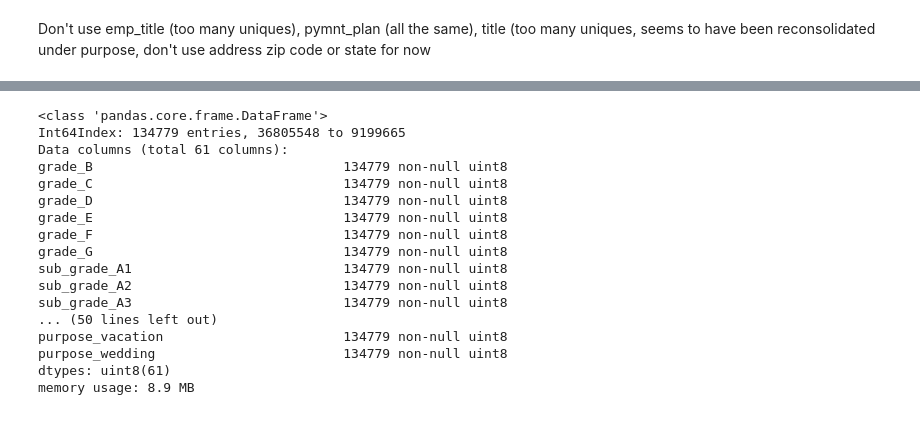
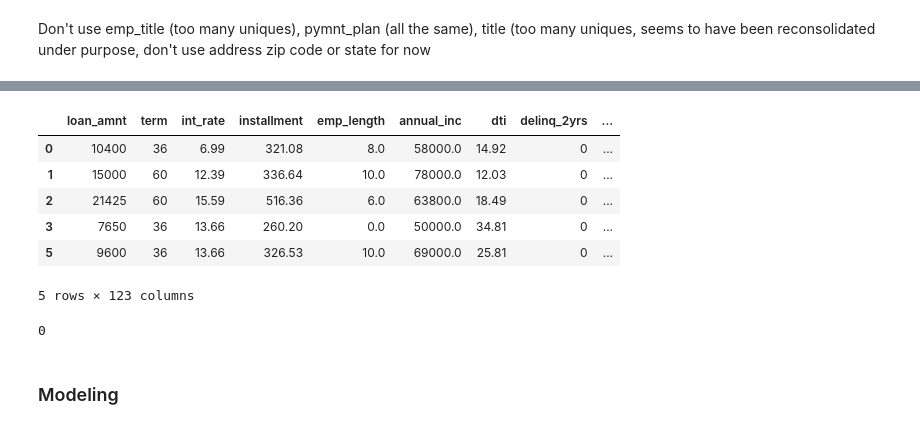
Before and after one commit to d-tang/lending, a Jupyter notebook: script/(1) clean.ipynb, the cells around one changed output, grey strips where cells are left out. Cells and saved outputs as stored; diff of their text form; code cells hidden in the pictures.

```diff
--- a/script/(1) clean.ipynb
+++ b/script/(1) clean.ipynb
@@ -255,6 +211,6 @@ df['emp_length'] = pd.to_numeric(df['emp_length'], errors=coerce)
 # %%
 df['revol_util'] = df['revol_util'].apply(lambda x: re.sub("[^0-9.,]", '', str(x)))
-df['revol_util'] = pd.to_numeric(df['revol_util'], errors=coerce)
+df['revol_util'] = pd.to_numeric(df['revol_util'])#, errors=coerce)
 # %% [markdown]
 #### Object to date
 # %%
@@ -310,3 +272,9 @@ memory usage: 66.8+ MB
+# %%
+df['mo_earliest_credit'] = pd.to_datetime('2014-12-01') - df['earliest_cr_line']
+# %%
+df['mo_earliest_credit'] = df['mo_earliest_credit'].apply(lambda x: x.days/365)
+# %%
+df.drop('earliest_cr_line', axis=1, inplace=True)
 # %% [markdown]
 ### Dummies for object cols
 # %% [markdown]
@@ -417,20 +365,10 @@ memory usage: 62.9+ MB
-# %%
-df[df.columns[df.shape[1]/2:]].info()
-# %% [output]
-<class 'pandas.core.frame.DataFrame'>
-Int64Index: 134779 entries, 36805548 to 9199665
-Data columns (total 61 columns):
-grade_B                                134779 non-null uint8
-grade_C                                134779 non-null uint8
-grade_D                                134779 non-null uint8
-grade_E                                134779 non-null uint8
-grade_F                                134779 non-null uint8
-grade_G                                134779 non-null uint8
-sub_grade_A1                           134779 non-null uint8
-sub_grade_A2                           134779 non-null uint8
-sub_grade_A3                           134779 non-null uint8
-... (50 lines left out)
-purpose_vacation                       134779 non-null uint8
-purpose_wedding                        134779 non-null uint8
-dtypes: uint8(61)
-memory usage: 8.9 MB
+# %%
+df.head()
+# %% [output]
+|  | loan_amnt | term | int_rate | installment | emp_length | annual_inc | dti | delinq_2yrs | ... |
+| 0 | 10400 | 36 | 6.99 | 321.08 | 8.0 | 58000.0 | 14.92 | 0 | ... |
+| 1 | 15000 | 60 | 12.39 | 336.64 | 10.0 | 78000.0 | 12.03 | 0 | ... |
+| 2 | 21425 | 60 | 15.59 | 516.36 | 6.0 | 63800.0 | 18.49 | 0 | ... |
+| 3 | 7650 | 36 | 13.66 | 260.20 | 0.0 | 50000.0 | 34.81 | 0 | ... |
+| 5 | 9600 | 36 | 13.66 | 326.53 | 10.0 | 69000.0 | 25.81 | 0 | ... |
+5 rows × 123 columns
@@ -436,0 +388,6 @@ memory usage: 8.9 MB
+# %%
+np.sum(df.isnull().any())
+# %% [output]
+0
+# %% [markdown]
+### Modeling
```
Also changed, not shown: parts of 38 cells of this notebook, 1 other file.
